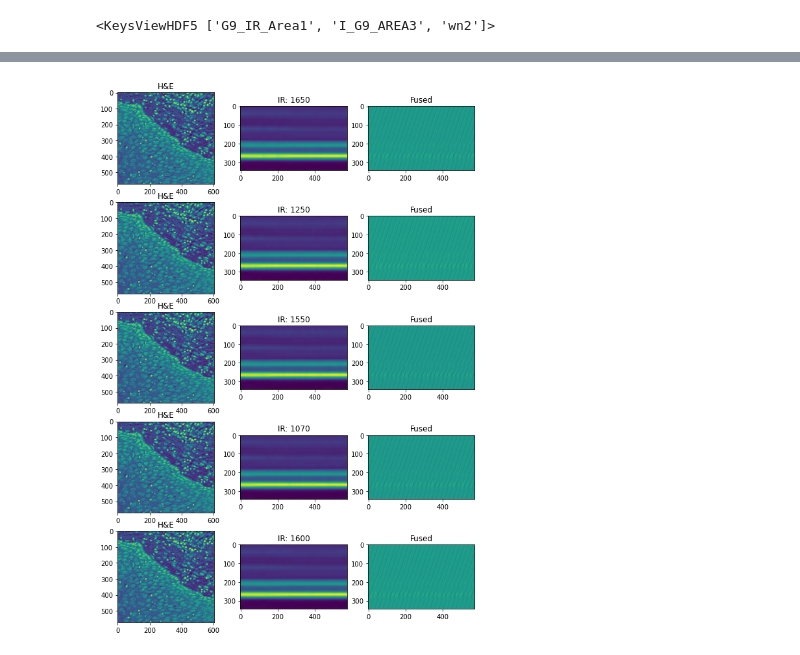
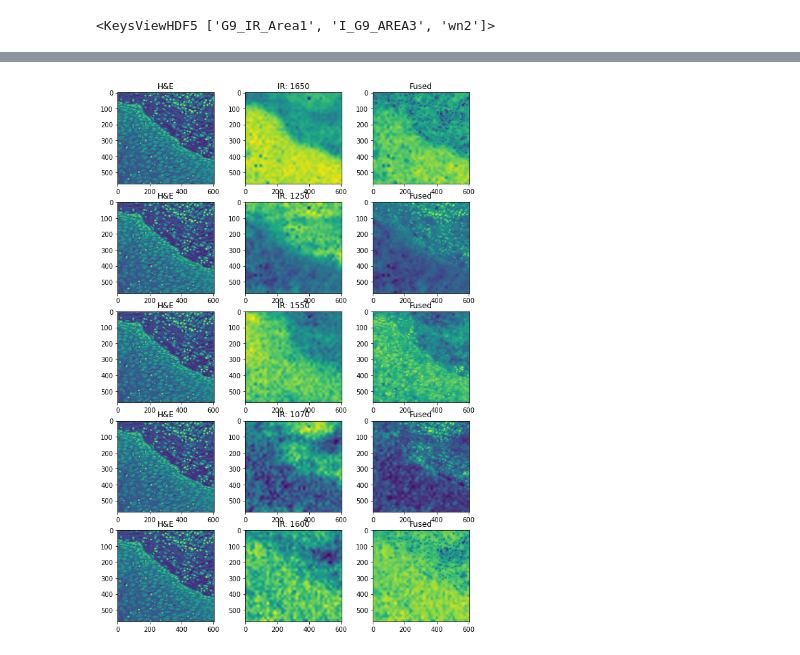
Before and after one commit to c-whitley/PHD, a Jupyter notebook: Autoencoder_Fusion.ipynb, the cells around one changed output, grey strips where cells are left out. Cells and saved outputs as stored; diff of their text form; code cells hidden in the pictures.

Commit message:
Adding latest autoencoder stuff, bayesian results etc.

```diff
--- a/Autoencoder_Fusion.ipynb
+++ b/Autoencoder_Fusion.ipynb
@@ -31,6 +42,10 @@ with h5py.File('/mnt/c/Users/conor/Google Drive/PhD/G9_Area1.mat', 'r') as f:
     core2 = 1-np.array(f['I_G9_AREA3'])
     ir2 = np.array(f['G9_IR_Area1'])
     wns2 = np.array(f['wn2'])
+
+new_tab = interp_wn(ir2.T.reshape(-1, wns2.shape[1]), wns2.squeeze(), wns.squeeze())
+
+ir2 = new_tab.T.reshape((-1,)+ir2.shape[1:],order='F')
 # %% [output]
 <KeysViewHDF5 ['G9_IR_Area1', 'I_G9_AREA3', 'wn2']>
 # %%
@@ -54,8 +77,9 @@ class Autoencoder(Model):
       layers.Dense(latent_dim, activation='relu'),
     ])
     self.decoder = tf.keras.Sequential([
-      layers.Dense(784, activation='relu'),
-      layers.Dense(512, activation='relu'),
+      layers.Dense(64, activation='relu'),
+      layers.Dense(128, activation='relu'),
+      layers.Dense(256, activation='relu'),
       layers.Dense(x_train.shape[1])
     ])
 
@@ -207,17 +213,44 @@ up_scaled = mapped.reshape(ir2n.T.shape)
+# %%
+encoded = autoencoder.encoder(scaler.transform(ir2.T.reshape(-1, wns.shape[1]))).numpy()
+#encoded = autoencoder.encoder(ir.T.reshape(-1, wns.shape[1])).numpy()
+
+mx = np.argmax(encoded.mean(axis=0))
+
+core_scaled = minmax_scale(core2.T.reshape(-1,1), feature_range=(np.quantile(encoded[:,mx],.01), np.quantile(encoded[:,mx],.99)))
+#core_scaled = minmax_scale(core.T.reshape(-1,1), feature_range=(encoded[:,].min(), encoded[:,0].max()))
+
+#stacked = np.concatenate([core_scaled.T.reshape(-1,1), encoded[:,1:]], axis=1)
+stacked = encoded.copy()
+stacked[:,mx] = core_scaled.squeeze()
+#stacked = encoded
+
+#---------
+stacked = np.zeros(encoded.shape)
+
+for i in range(latent_dim):
+
+    #stacked[:,i] = np.mean([core_scaled.squeeze(), encoded[:,i]],axis=0)
+    stacked[:,i] = gmean([core_scaled.squeeze(), encoded[:,i]],axis=0)
+
+stacked = stacked - stacked.mean()
+#--------
+
+mapped = autoencoder.decoder(stacked).numpy()
+up_scaled = mapped.reshape(ir2.T.shape)
 # %%
 wns_ = [1650, 1250, 1550, 1070, 1600]
 
 fig, rows = plt.subplots(figsize=(10, 3*len(wns_)), ncols = 3, nrows = len(wns_))
 
 for wn, cols in zip(wns_, rows):
 
     wni = np.argmin([np.abs(wn - i) for i in wns.squeeze()])
 
-    for title, col, im in zip(['H&E',f'IR: {wn}','Fused'], cols, [core2.T, ir2n[wni,:,:].T, up_scaled[:,:,wni]]):
+    for title, col, im in zip(['H&E',f'IR: {wn}','Fused'], cols, [core2.T, ir2[wni,:,:].T, up_scaled[:,:,wni]]):
 
         col.set_title(title)
         col.imshow(im)
 
-fig.savefig('./Fusion_Results.pdf')
+fig.savefig('./Fusion_Results2.pdf')
 # %% [output]
-[figure, old version]
+[figure, new version]
```
Also changed, not shown: parts of 20 cells of this notebook, 7 other files.
